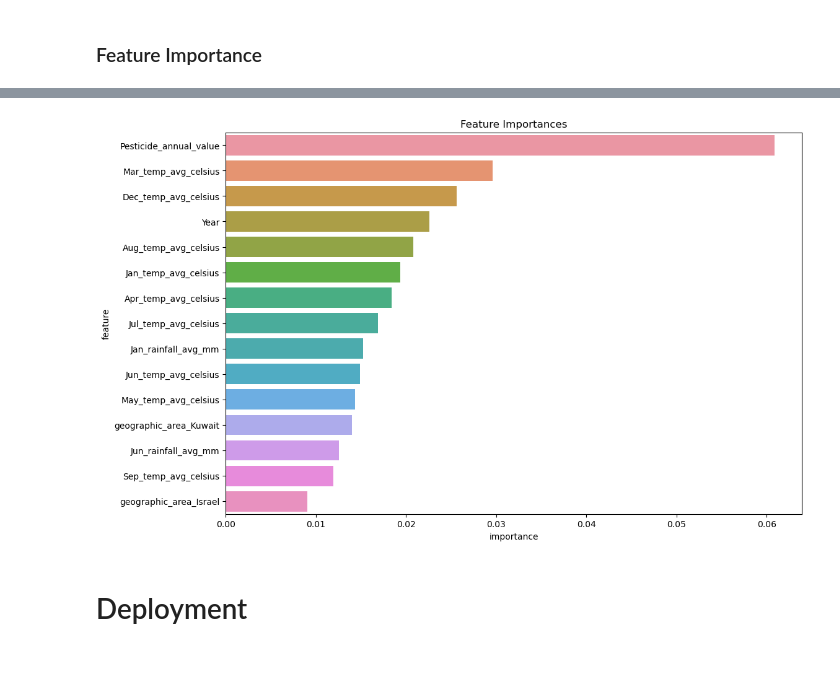
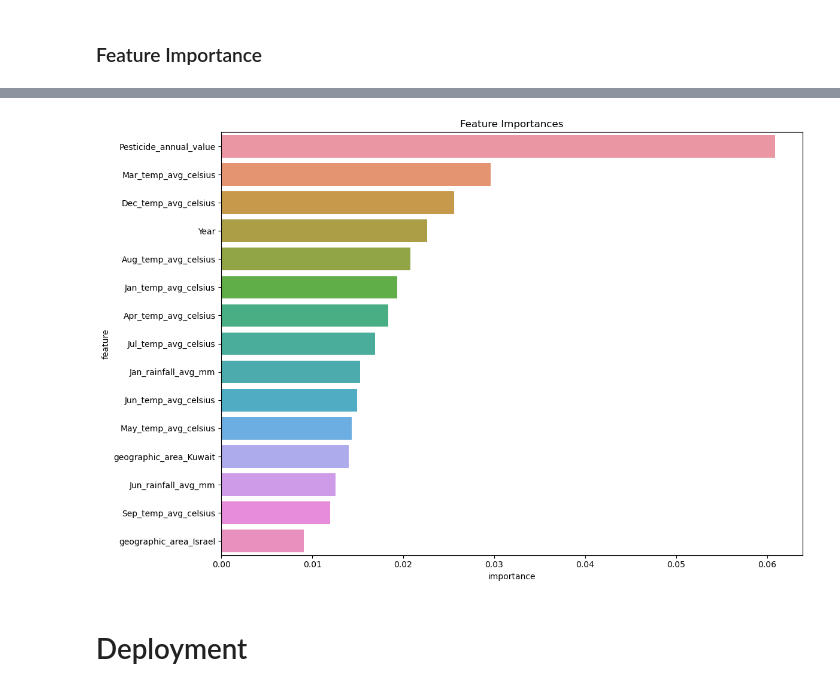
Before and after one commit to 1nm1/BHAIML_portfolio, a Jupyter notebook: module_20/capstone.ipynb, the cells around one changed output, grey strips where cells are left out. Drawn from its saved outputs; the diff is of its cells as text; code cells hidden in the pictures; blank space fills up the shorter version.

```diff
--- a/module_20/capstone.ipynb
+++ b/module_20/capstone.ipynb
@@ -639,14 +640,15 @@ plt.show()
 # %%
 # Removing crop items and looking at other features
 no_items_feature_importances_df = feature_importances_df[feature_importances_df['feature'].str.contains('Item') == False]
 
 # Plot
 plt.figure(figsize=(12, 8))
 sns.barplot(data=no_items_feature_importances_df.head(15), x='importance', y='feature')
 plt.title('Feature Importances')
+plt.tight_layout()
 plt.savefig('./crop_yield/images/feature_importances_no_items.png')
 plt.show()
 # %% [output]
-[figure, old version]
+[figure, new version]
 # %% [markdown]
 # Deployment
```
Also changed, not shown: parts of 1 cell of this notebook, 38 other files.
